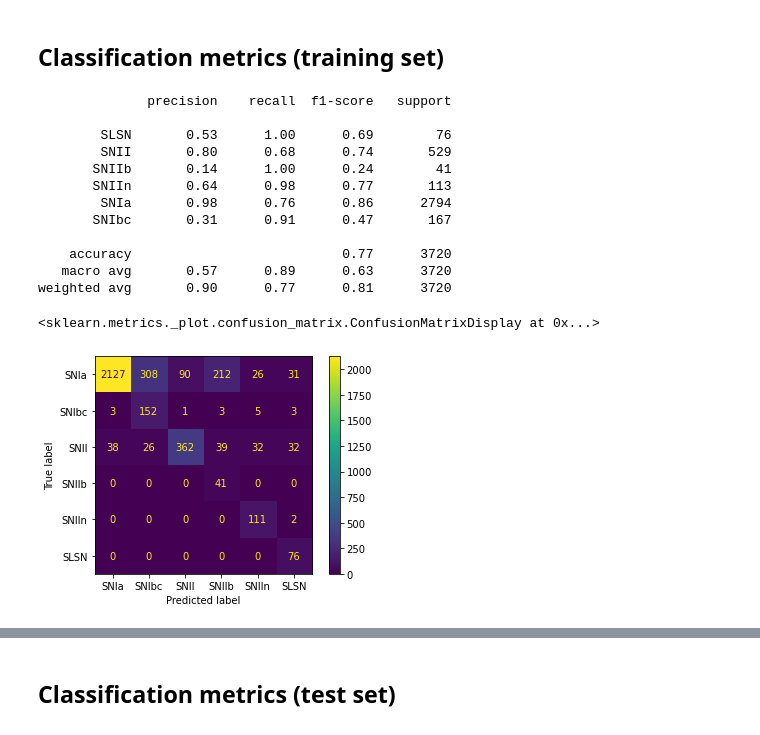
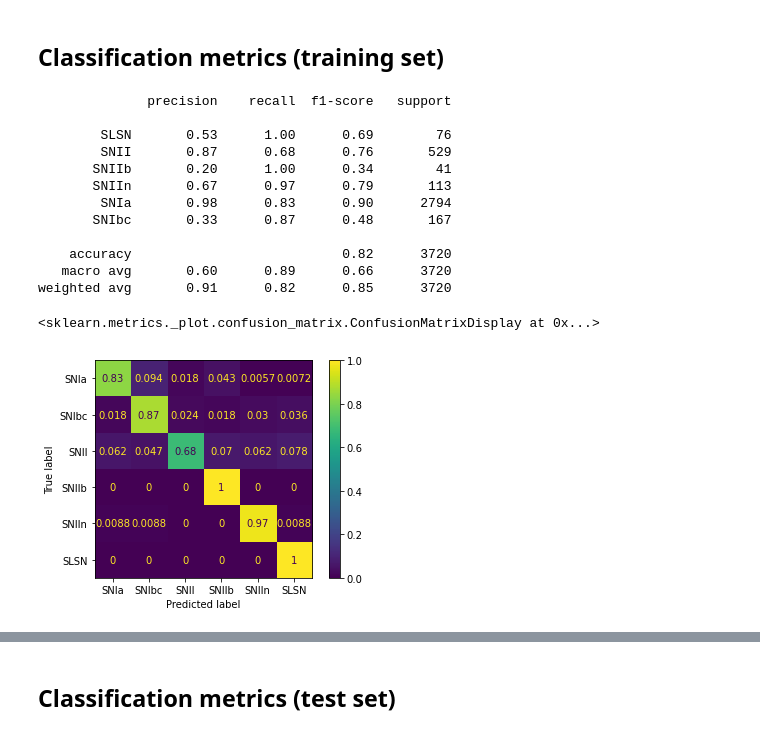
Before and after one commit to alercebroker/itt_2022, a Jupyter notebook: train_brf.ipynb, the cells around one changed output, grey strips where cells are left out. Saved outputs shown, nothing was run; the diff lists cells and outputs as text; code cells hidden in the pictures.

```diff
--- a/train_brf.ipynb
+++ b/train_brf.ipynb
@@ -66,34 +87,37 @@ brf.fit(training_features, training_labels)
 # %%
 train_prediction_probs = brf.predict_proba(training_features)
 train_prediction = train_prediction_probs.idxmax(axis=1)
+train_prediction.name = 'predicted_class'
 # %%
-a = pd.concat([training_labels['grouped_class'], train_prediction], axis=1)
-print(classification_report(a['grouped_class'], a[0]))
+training_comparison = pd.concat([training_labels['grouped_class'], train_prediction], axis=1)
+print(classification_report(training_comparison['grouped_class'], training_comparison['predicted_class']))
 # %% [output]
               precision    recall  f1-score   support
 
         SLSN       0.53      1.00      0.69        76
-        SNII       0.80      0.68      0.74       529
-       SNIIb       0.14      1.00      0.24        41
-       SNIIn       0.64      0.98      0.77       113
-        SNIa       0.98      0.76      0.86      2794
-       SNIbc       0.31      0.91      0.47       167
+        SNII       0.87      0.68      0.76       529
+       SNIIb       0.20      1.00      0.34        41
+       SNIIn       0.67      0.97      0.79       113
+        SNIa       0.98      0.83      0.90      2794
+       SNIbc       0.33      0.87      0.48       167
 
-    accuracy                           0.77      3720
-   macro avg       0.57      0.89      0.63      3720
-weighted avg       0.90      0.77      0.81      3720
+    accuracy                           0.82      3720
+   macro avg       0.60      0.89      0.66      3720
+weighted avg       0.91      0.82      0.85      3720
 # %%
 labels = [
     'SNIa',
     'SNIbc',
     'SNII',
     'SNIIb',
     'SNIIn',
     'SLSN'
 ]
-cm = confusion_matrix(a['grouped_class'], a[0], labels=labels)
+cm = confusion_matrix(
+    training_comparison['grouped_class'], training_comparison['predicted_class'],
+    labels=labels, normalize='true')
 disp = ConfusionMatrixDisplay(confusion_matrix=cm, display_labels=labels)
 disp.plot()
 # %% [output]
 <sklearn.metrics._plot.confusion_matrix.ConfusionMatrixDisplay at 0x...>
-[figure, old version]
+[figure, new version]
```
Also changed, not shown: parts of 8 cells of this notebook, 6 other files.
